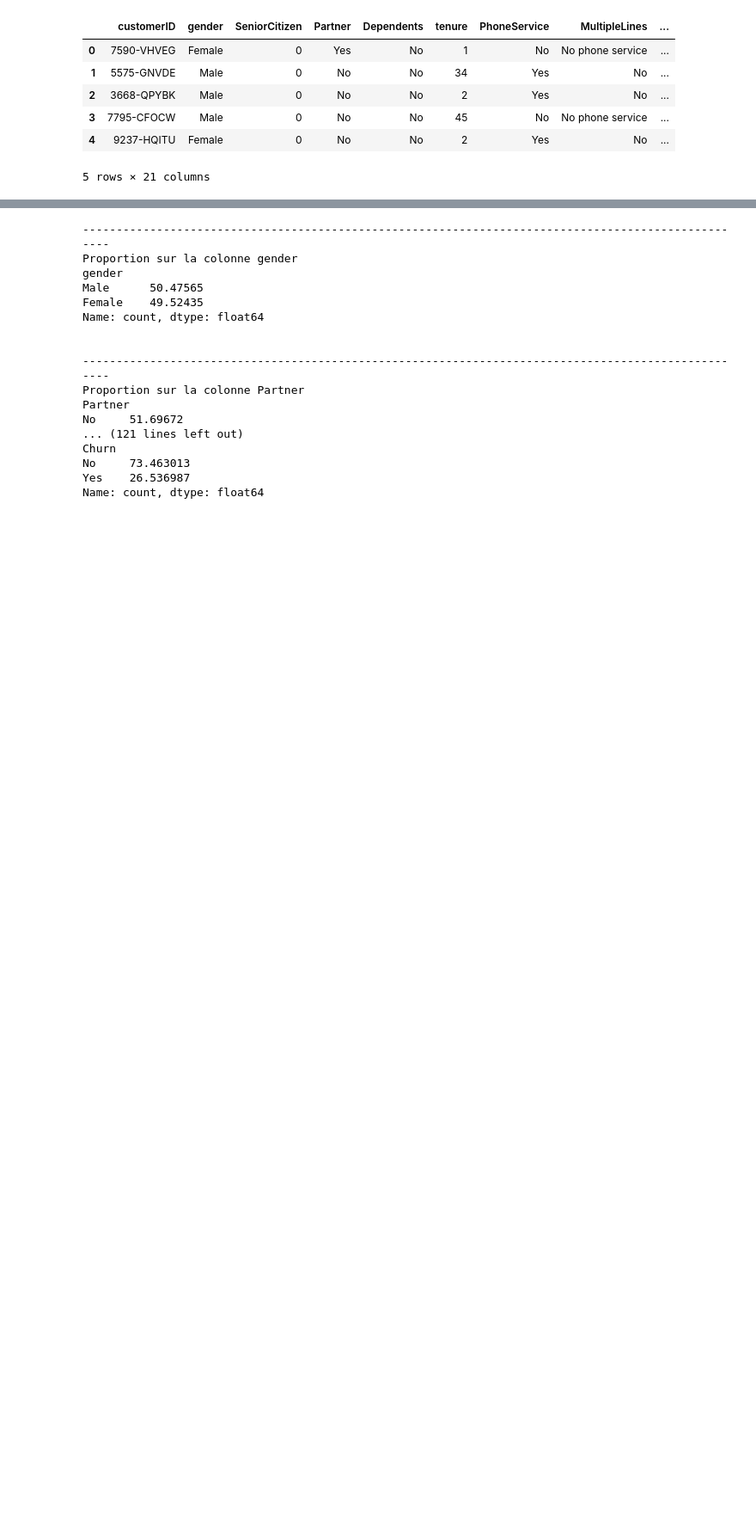
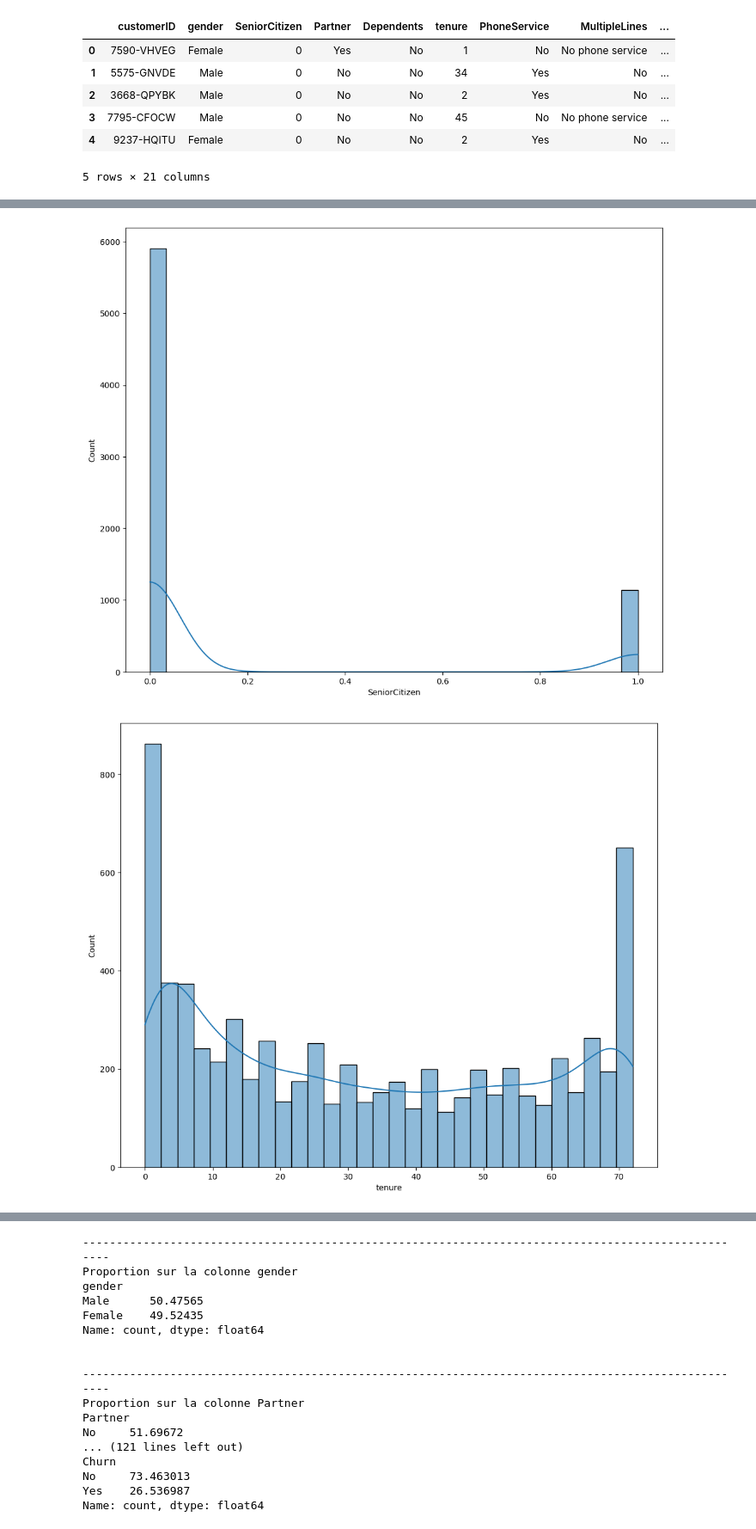
Before and after one commit to liberte1-dot/MLOPS_TP_CUSTOMERS_CHURN, a Jupyter notebook: NOTEBOOKS/Untitled.ipynb, the cells around one changed output, grey strips where cells are left out. Shown at 86% size. Saved outputs shown, nothing was run; the diff lists cells and outputs as text; code cells hidden in the pictures; blank space fills up the shorter version.

```diff
--- a/NOTEBOOKS/Untitled.ipynb
+++ b/NOTEBOOKS/Untitled.ipynb
@@ -144,3 +113,0 @@ df.duplicated().sum()
-# %%
-#Suppression des doublons
-df.drop_duplicates(inplace = True)
@@ -159,18 +113,0 @@ df.drop("customerID", axis = 1, inplace = True)
-# %%
-#Distribution  de nos donnees
-
-#Selectionner les colonnes de types categorielles
-object_cols = df.select_dtypes("object").columns.to_list()
-object_cols.remove("TotalCharges")
-print(object_cols)
-for col in object_cols :
-    print("-"*100)
-    print(f"valeurs uniques sur la colonne <<{col}>>")
-    print(df[col].unique(), "\n")
-
-#Distributions des donnees
-for col in object_cols :
-    plt.figure(figsize = (12,10))
-    plt.title(f"Repartition de {col}")
-    sns.countplot(data = df, x = df[col])
-    plt.show()
@@ -206,0 +116,12 @@ valeurs uniques sur la colonne <<Churn>>
+# %%
+#Distribution des variables numeriques
+def distribution_cols(df, liste_cols) :
+    for col in liste_cols :
+        plt.figure(figsize = (12, 10))
+        sns.histplot(data = df, x = col, kde = True, bins = 30)
+        plt.show()
+
+distribution_cols(df, df.select_dtypes(include = "number").columns)
+# %% [output]
+[figure, added]
+[figure, added]
```
Also changed, not shown: parts of 56 cells of this notebook, 1 other file.
